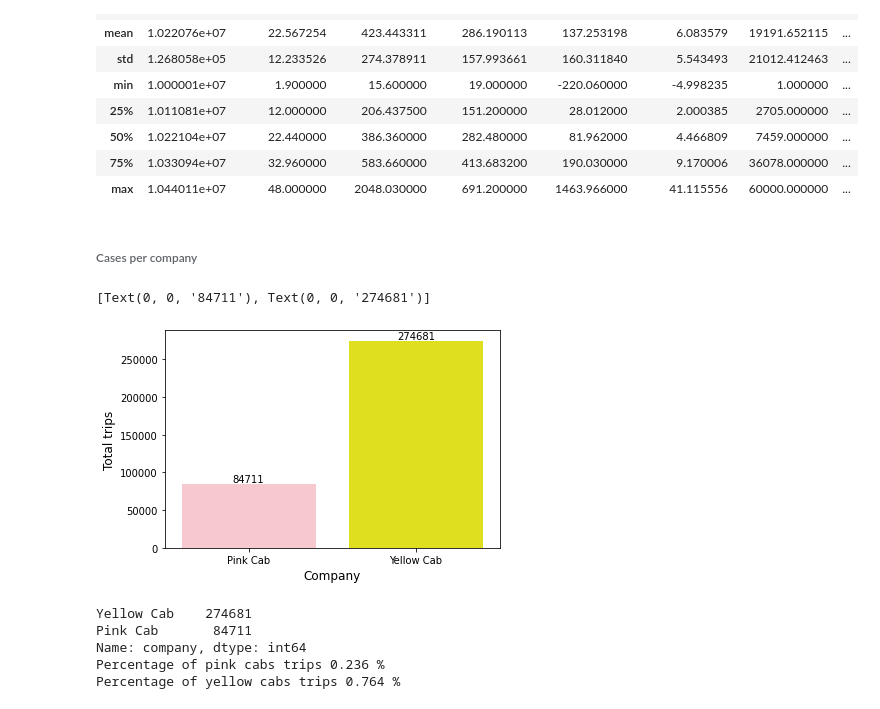
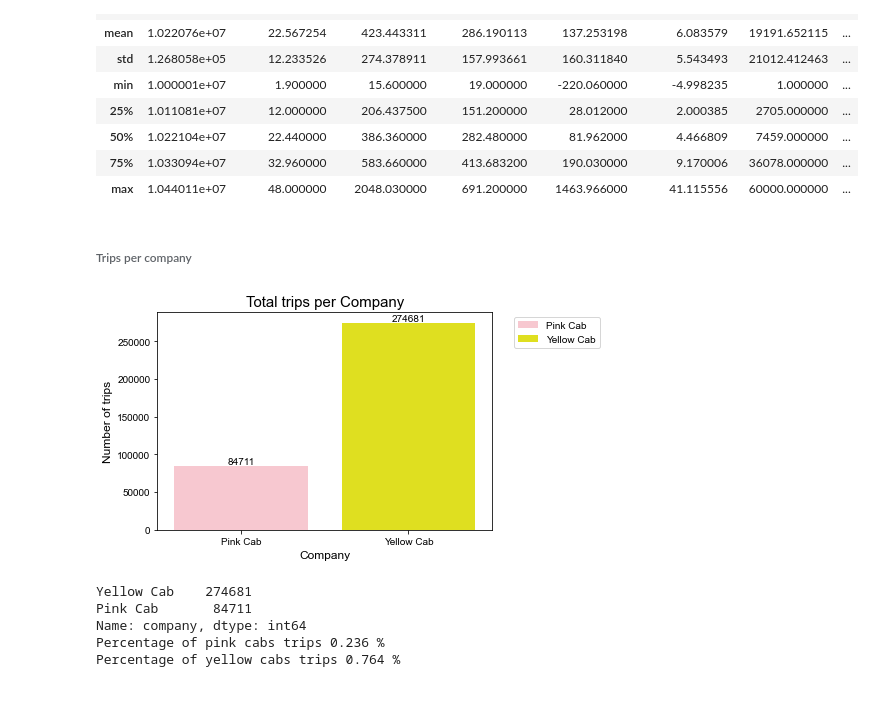
Before and after one commit to aj-linan/cab_company_invest, a Jupyter notebook: Cab_EDA.ipynb, the cells around one changed output. Drawn from its saved outputs; the diff is of its cells as text; code cells hidden in the pictures.

Commit message:
new figures added

```diff
--- a/Cab_EDA.ipynb
+++ b/Cab_EDA.ipynb
@@ -213,14 +213,13 @@ df_cab["profit_km"] = df_cab["trip_profit"]/df_cab["km_travelled"]
 # %% [markdown]
 The 4 data frames will be joined together to create a master data frame to make it easier to work with.
 # %%
-df_merge_1 = df_city.merge(df_cab, on='city', how='outer')
+df_merge_1 = df_city.merge(df_cab, on='city')
 print(df_merge_1.shape)
-df_merge_2 = df_t_id.merge(df_c_id, on='customer_id', how='outer')
+df_merge_2 = df_t_id.merge(df_c_id, on='customer_id')
 print(df_merge_2.shape)
-df_master = df_merge_1.merge(df_merge_2, on='transaction_id', how='outer')
+df_master = df_merge_1.merge(df_merge_2, on='transaction_id')
 print(df_master.shape)
 df_master = df_master.drop_duplicates(keep="first")
-df_master = df_master.dropna(axis=1, how='all')
 print(df_master.shape)
 df_master.head()
 # %% [output]
@@ -257,6 +256,6 @@ memory usage: 57.1+ MB
 # %% [markdown]
 A more exhaustive analysis of the master dataframe will be carried out.
 # %%
-df_master.dropna(subset=['users'], inplace=True)
-df_master.info()
+print(df_master.isna().any())
+print(df_master.shape)
 # %% [output]
@@ -290,16 +290,18 @@ df_master.describe()
 | 75% | 1.033094e+07 | 32.960000 | 583.660000 | 413.683200 | 190.030000 | 9.170006 | 36078.000000 | ... |
 | max | 1.044011e+07 | 48.000000 | 2048.030000 | 691.200000 | 1463.966000 | 41.115556 | 60000.000000 | ... |
 # %% [markdown]
-
-###### Cases per company
+###### Trips per company
 # %%
-ax = sns.countplot(x="company",palette=['pink', 'yellow'], data=df_master)
+ax = sns.countplot(x="company",palette=['pink', 'yellow'], hue = "company", dodge=False, data=df_master)
 ax.set_xlabel("Company", fontsize = 12)
-ax.set_ylabel("Total trips", fontsize = 12)
+ax.set_ylabel("Number of trips", fontsize = 12)
 ax.bar_label(ax.containers[0])
+ax.bar_label(ax.containers[1])
+ax.set_title('Total trips per Company', fontsize=15)
+plt.legend(bbox_to_anchor=(1.05, 1), loc=2)
+sns.set(rc={'figure.figsize':(2,8)})
 # %% [output]
-[Text(0, 0, '84711'), Text(0, 0, '274681')]
-[figure, old version]
+[figure, new version]
 # %%
 count_company = df_master['company'].value_counts()
 print(count_company)
```
Also changed, not shown: parts of 36 cells of this notebook.
